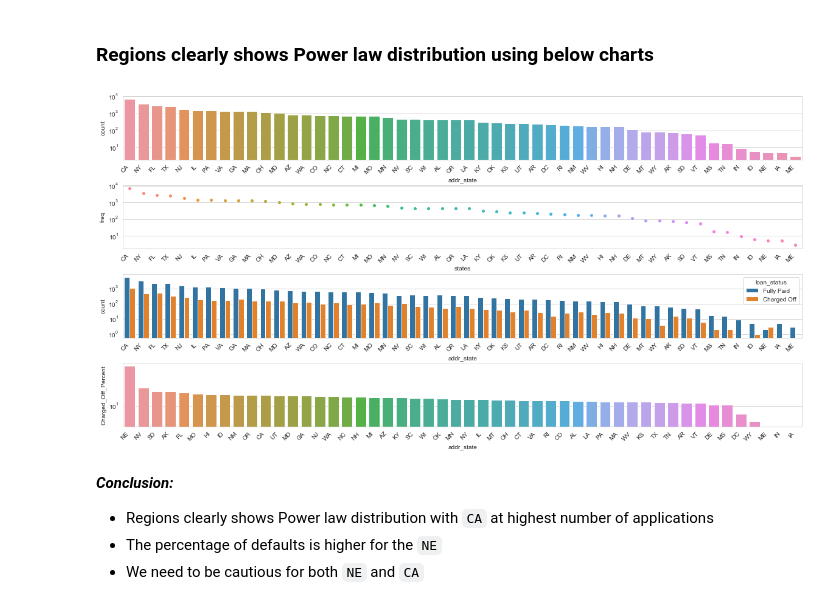
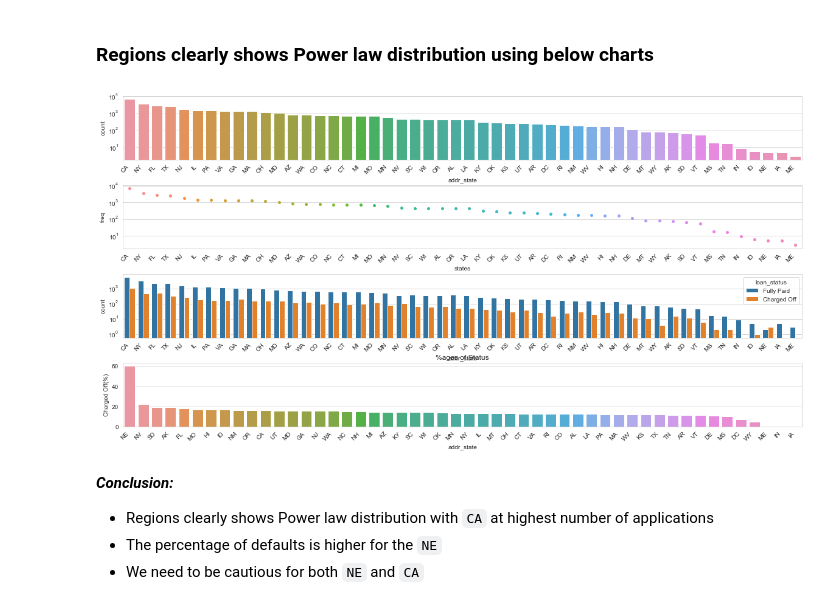
Before and after one commit to arpitjoshi/case-study-2, a Jupyter notebook: notebook.ipynb, the cells around one changed output. Cells and saved outputs as stored; diff of their text form; code cells hidden in the pictures.

```diff
--- a/notebook.ipynb
+++ b/notebook.ipynb
@@ -475,32 +475,33 @@ state_freq['states']=state_freq.index
 # %%
 fig = plt.figure(figsize=(20, 10), )
 
 plt.subplot(4, 1, 1)
 plt.yscale("log")
 ax=sns.countplot(x="addr_state", data=dataset, linewidth=1, order=dataset['addr_state'].value_counts().index)
 ax.set_xticklabels(ax.get_xticklabels(), rotation=45, ha="right")
 
 
 plt.subplot(4, 1, 2)
 plt.yscale("log")
 ax=sns.swarmplot(x='states', y='freq', data=state_freq)
 ax.set_xticklabels(ax.get_xticklabels(), rotation=45, ha="right")
 
 plt.subplot(4, 1, 3)
 plt.yscale("log")
 ax=sns.countplot(x="addr_state", hue="loan_status", data=dataset, linewidth=1, order=dataset['addr_state'].value_counts().index)
 ax.set_xticklabels(ax.get_xticklabels(), rotation=45, ha="right")
 
 plt.subplot(4, 1, 4)
-plt.yscale("log")
 ax=sns.barplot(x="addr_state", y="Charged_Off_Percent", data=addr_state_status)
 ax.set_xticklabels(ax.get_xticklabels(), rotation=45, ha="right")
+plt.title("%ages of Status")
+plt.ylabel('Charged Off(%)')
 
 
 plt.subplots_adjust(hspace = 0.4)
 plt.show()
 # %% [output]
-[figure, old version]
+[figure, new version]
 # %% [markdown]
 ___Conclusion:___
 - Regions clearly shows Power law distribution with `CA` at highest number of applications
```
Also changed, not shown: parts of 41 cells of this notebook.
